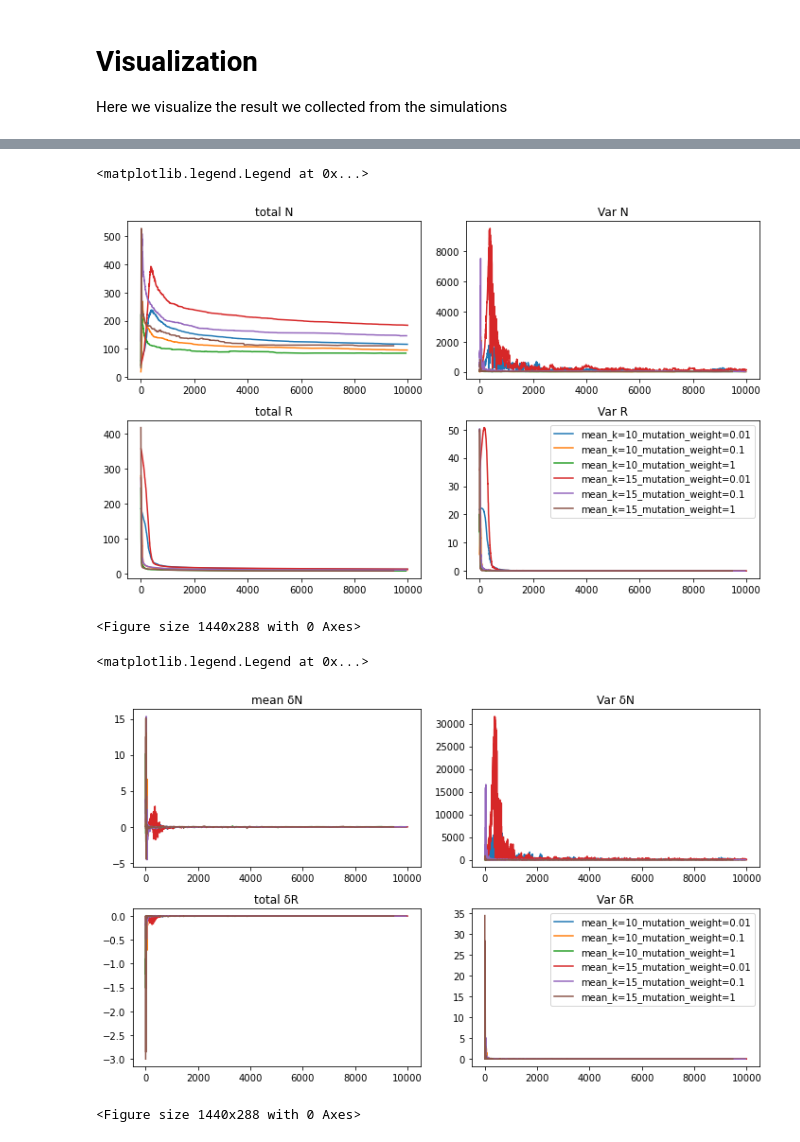
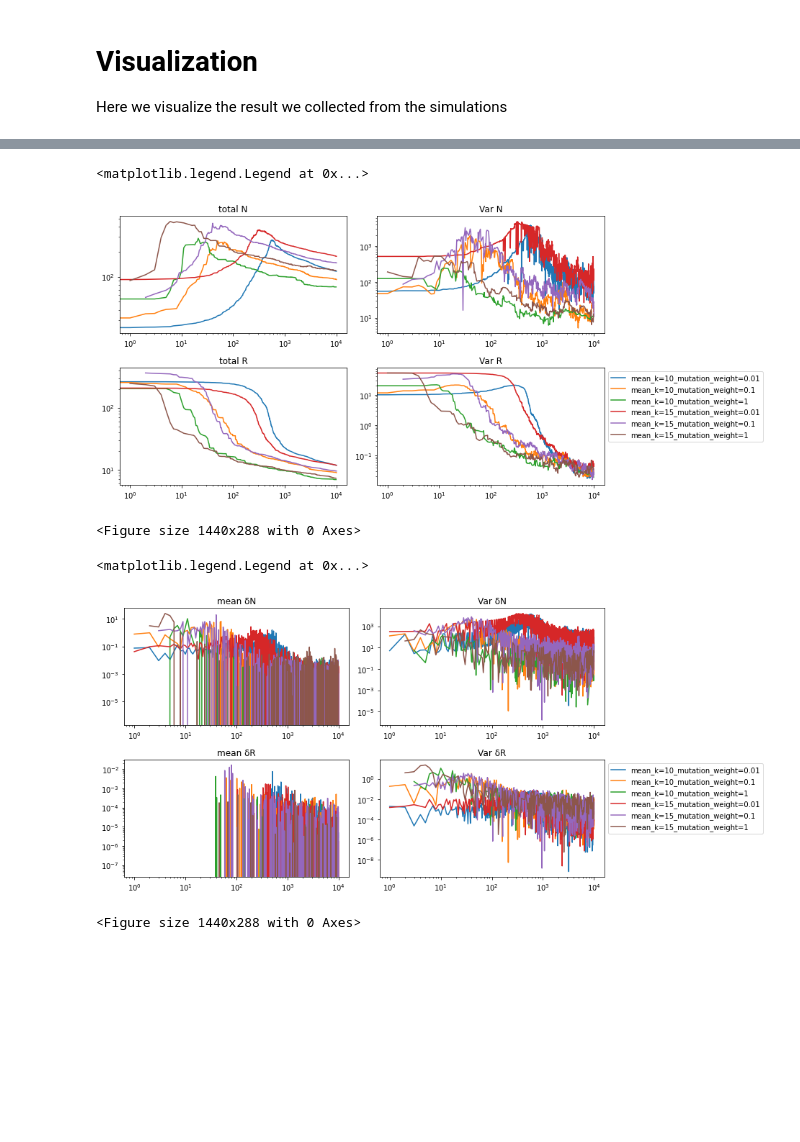
Before and after one commit to fengzhijie88/eco-evolution-simulator, a Jupyter notebook: eco-evolutionary dynamics simulation.ipynb, the cells around one changed output, grey strips where cells are left out. Drawn from its saved outputs; the diff is of its cells as text; code cells hidden in the pictures; blank space fills up the shorter version.

Commit message:
updates on plots

```diff
--- a/eco-evolutionary dynamics simulation.ipynb
+++ b/eco-evolutionary dynamics simulation.ipynb
@@ -492,26 +492,34 @@ if __name__ == '__main__':
 # %%
 fig, axs = plt.subplots(2, 2,figsize=(10, 6))
 plt.figure().set_figwidth(20)
 
 axs[0, 0].set_title('total N')
 axs[0, 1].set_title('Var N')
 axs[1, 0].set_title('total R')
 axs[1, 1].set_title('Var R')
 
 for param_key, result in results_dict.items():
         analyzer = SimulationAnalyzer(result)
         x_values = result['successful_index']
         _, variance_N, totalN = analyzer.get_mean_variance_total_N()
         _, variance_R, totalR = analyzer.get_mean_variance_total_R()
         axs[0,0].plot(x_values,totalN, label=param_key)
         axs[0,1].plot(x_values,variance_N, label=param_key)
         axs[1,0].plot(x_values,totalR, label=param_key)
         axs[1,1].plot(x_values,variance_R, label=param_key)
+axs[0,0].set_yscale('log')
+axs[0,1].set_yscale('log')
+axs[1,0].set_yscale('log')
+axs[1,1].set_yscale('log')
+axs[0,0].set_xscale('log')
+axs[0,1].set_xscale('log')
+axs[1,0].set_xscale('log')
+axs[1,1].set_xscale('log')
 fig.tight_layout()
 axs[1,1].legend(bbox_to_anchor=(1, 1))
 # %% [output]
 <matplotlib.legend.Legend at 0x...>
-[figure, old version]
+[figure, new version]
 <Figure size 1440x288 with 0 Axes>
 # %%
 
@@ -520,7 +528,7 @@ plt.figure().set_figwidth(20)
 
 axs[0, 0].set_title('mean δN')
 axs[0, 1].set_title('Var δN')
-axs[1, 0].set_title('total δR')
+axs[1, 0].set_title('mean δR')
 axs[1, 1].set_title('Var δR')
 
 for param_key, result in results_dict.items():
@@ -544,12 +552,21 @@ for param_key, result in results_dict.items():
         axs[0,1].plot(x_values,varNdiff, label=param_key)
         axs[1,0].plot(x_values,meanRdiff, label=param_key)
         axs[1,1].plot(x_values,varRdiff, label=param_key)
+
+        axs[0,0].set_yscale('log')
+        axs[0,1].set_yscale('log')
+        axs[1,0].set_yscale('log')
+        axs[1,1].set_yscale('log')
+        axs[0,0].set_xscale('log')
+        axs[0,1].set_xscale('log')
+        axs[1,0].set_xscale('log')
+        axs[1,1].set_xscale('log')
 fig.tight_layout()
 
 axs[1,1].legend(bbox_to_anchor=(1, 1))
 # %% [output]
 <matplotlib.legend.Legend at 0x...>
-[figure, old version]
+[figure, new version]
 <Figure size 1440x288 with 0 Axes>
 # %%
 
```
Also changed, not shown: parts of 7 cells of this notebook, 1 other file.
